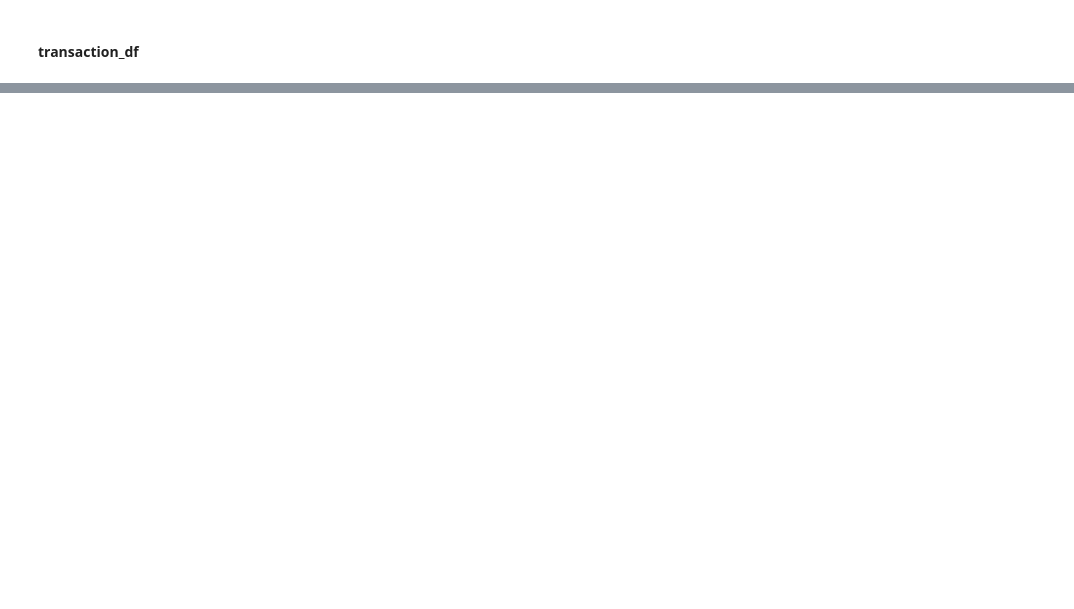
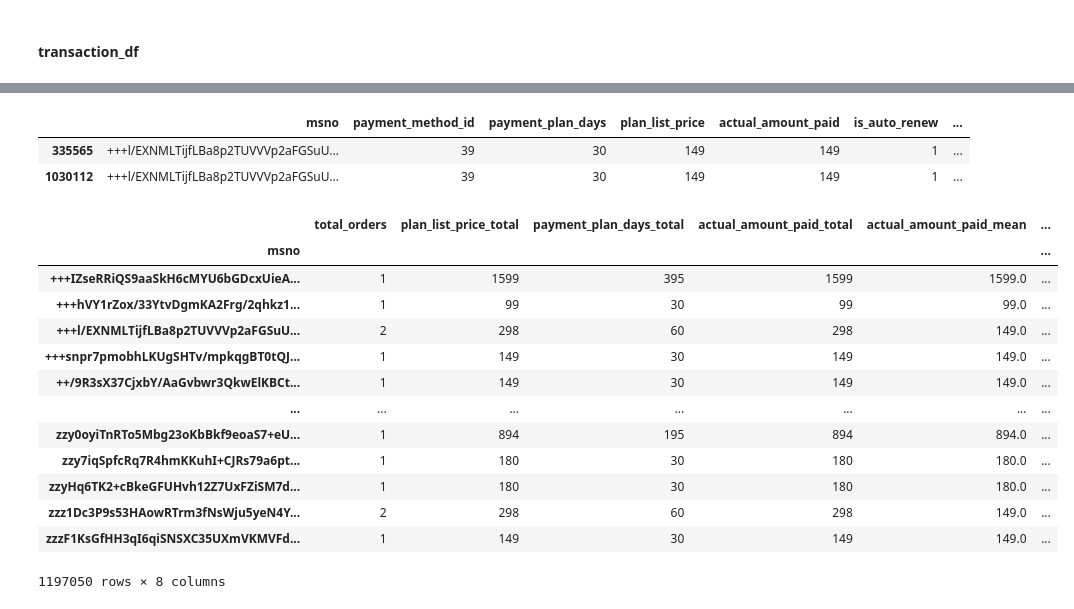
Before and after one commit to manisha9608/kkBox-music-recommendation, a Jupyter notebook: music-service-churn.ipynb, the cells around one changed output, grey strips where cells are left out. Saved outputs shown, nothing was run; the diff lists cells and outputs as text; code cells hidden in the pictures; blank space fills up the shorter version.

```diff
--- a/music-service-churn.ipynb
+++ b/music-service-churn.ipynb
@@ -824,0 +854,24 @@ transactions_df
+# %%
+# Aggregate multiple user entries
+
+transactions_df.sort_values('membership_expire_date')
+
+transactions_df['total_order'] = 1
+# transactions_df_grouped = transactions_df.groupby('msno', as_index=False).agg({'total_order' : 'sum',
+#                          'plan_list_price' : 'sum',
+#                             'payment_plan_days': 'sum',
+#                          'actual_amount_paid' : ['sum', 'mean'],
+#                             'is_auto_renew': lambda x : sum(x==1),
+#                             'membership_expire_date': 'max',
+#                          'is_cancel' : lambda x : sum(x==1)})
+
+transactions_df_grouped = transactions_df.groupby('msno').agg(
+    total_orders=pd.NamedAgg(column='total_order', aggfunc='sum'),
+    plan_list_price_total=pd.NamedAgg(column='plan_list_price', aggfunc='sum'),
+    payment_plan_days_total=pd.NamedAgg(column='payment_plan_days', aggfunc='sum'),
+    actual_amount_paid_total=pd.NamedAgg(column='actual_amount_paid', aggfunc='sum'),
+    actual_amount_paid_mean=pd.NamedAgg(column='actual_amount_paid', aggfunc='mean'),
+    auto_renew_times=pd.NamedAgg(column='is_auto_renew', aggfunc=lambda x : sum(x==1)),
+    cancel_times=pd.NamedAgg(column='is_cancel', aggfunc=lambda x : sum(x==1)),
+    membership_expire_date_recent=pd.NamedAgg(column='membership_expire_date', aggfunc='max')
+)
@@ -824,0 +893,23 @@ transactions_df
+# %%
+transactions_df[transactions_df['msno'] == '+++l/EXNMLTijfLBa8p2TUVVVp2aFGSuUI/h7mLmthw=']
+# %% [output]
+|  | msno | payment_method_id | payment_plan_days | plan_list_price | actual_amount_paid | is_auto_renew | ... |
+| 335565 | +++l/EXNMLTijfLBa8p2TUVVVp2aFGSuU... | 39 | 30 | 149 | 149 | 1 | ... |
+| 1030112 | +++l/EXNMLTijfLBa8p2TUVVVp2aFGSuU... | 39 | 30 | 149 | 149 | 1 | ... |
+# %%
+transactions_df_grouped
+# %% [output]
+|  | total_orders | plan_list_price_total | payment_plan_days_total | actual_amount_paid_total | actual_amount_paid_mean | ... |
+| msno |  |  |  |  |  | ... |
+| +++IZseRRiQS9aaSkH6cMYU6bGDcxUieA... | 1 | 1599 | 395 | 1599 | 1599.0 | ... |
+| +++hVY1rZox/33YtvDgmKA2Frg/2qhkz1... | 1 | 99 | 30 | 99 | 99.0 | ... |
+| +++l/EXNMLTijfLBa8p2TUVVVp2aFGSuU... | 2 | 298 | 60 | 298 | 149.0 | ... |
+| +++snpr7pmobhLKUgSHTv/mpkqgBT0tQJ... | 1 | 149 | 30 | 149 | 149.0 | ... |
+| ++/9R3sX37CjxbY/AaGvbwr3QkwElKBCt... | 1 | 149 | 30 | 149 | 149.0 | ... |
+| ... | ... | ... | ... | ... | ... | ... |
+| zzy0oyiTnRTo5Mbg23oKbBkf9eoaS7+eU... | 1 | 894 | 195 | 894 | 894.0 | ... |
+| zzy7iqSpfcRq7R4hmKKuhI+CJRs79a6pt... | 1 | 180 | 30 | 180 | 180.0 | ... |
+| zzyHq6TK2+cBkeGFUHvh12Z7UxFZiSM7d... | 1 | 180 | 30 | 180 | 180.0 | ... |
+| zzz1Dc3P9s53HAowRTrm3fNsWju5yeN4Y... | 2 | 298 | 60 | 298 | 149.0 | ... |
+| zzzF1KsGfHH3qI6qiSNSXC35UXmVKMVFd... | 1 | 149 | 30 | 149 | 149.0 | ... |
+1197050 rows × 8 columns
```
Also changed, not shown: parts of 32 cells of this notebook.
